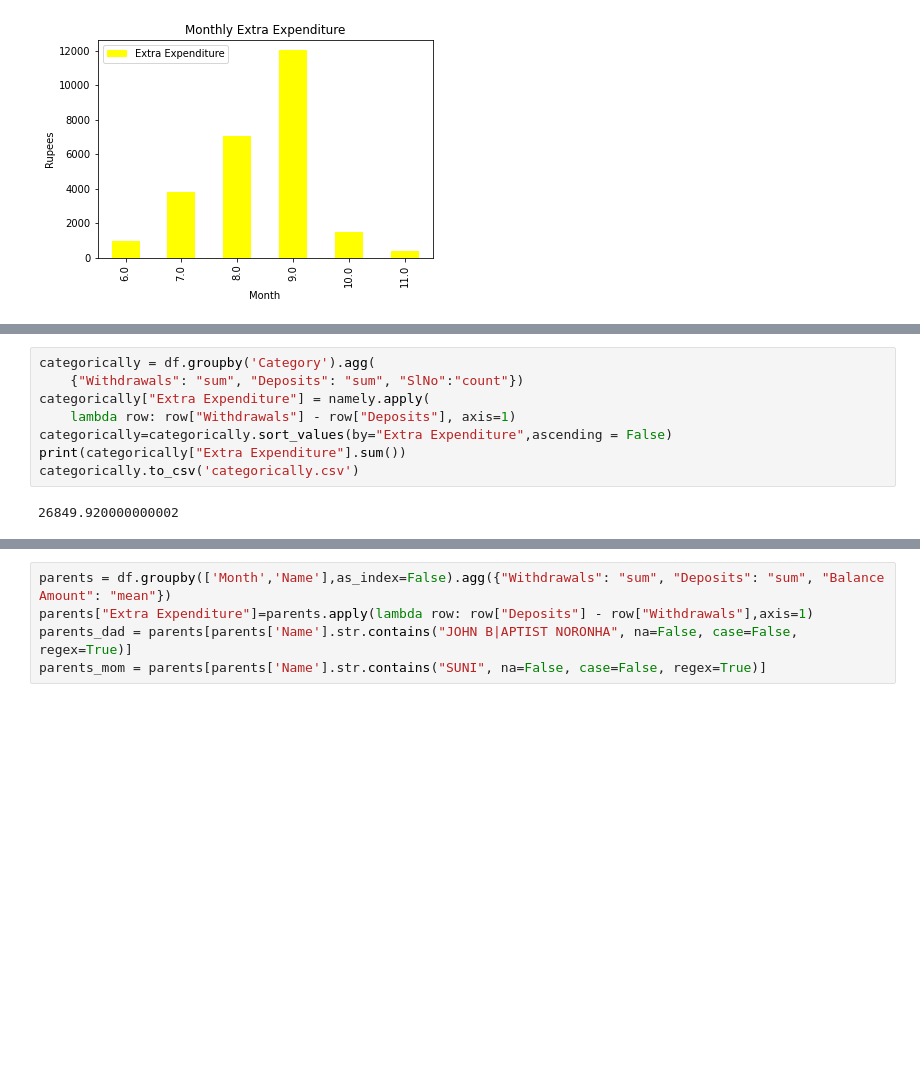
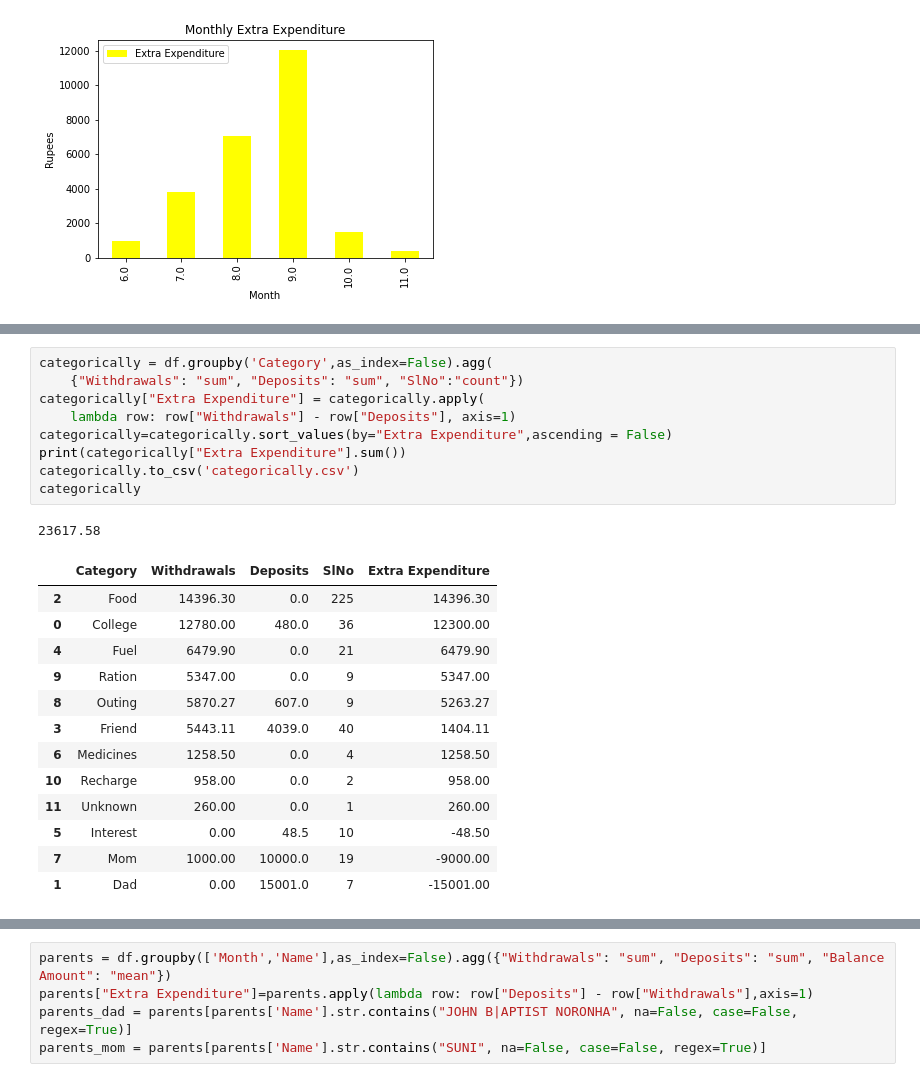
Before and after one commit to ok-noronha/Bank-Statement-Analyser, a Jupyter notebook: analyse.ipynb, the cells around one changed output, grey strips where cells are left out. Saved outputs shown, nothing was run; the diff lists cells and outputs as text; blank space fills up the shorter version.

```diff
--- a/analyse.ipynb
+++ b/analyse.ipynb
@@ -88,10 +102,24 @@ namely.to_csv('name_cat.csv')
 # %%
-categorically = df.groupby('Category').agg(
+categorically = df.groupby('Category',as_index=False).agg(
     {"Withdrawals": "sum", "Deposits": "sum", "SlNo":"count"})
-categorically["Extra Expenditure"] = namely.apply(
+categorically["Extra Expenditure"] = categorically.apply(
     lambda row: row["Withdrawals"] - row["Deposits"], axis=1)
 categorically=categorically.sort_values(by="Extra Expenditure",ascending = False)
 print(categorically["Extra Expenditure"].sum())
 categorically.to_csv('categorically.csv')
+categorically
 # %% [output]
-26849.920000000002
+23617.58
+|  | Category | Withdrawals | Deposits | SlNo | Extra Expenditure |
+| 2 | Food | 14396.30 | 0.0 | 225 | 14396.30 |
+| 0 | College | 12780.00 | 480.0 | 36 | 12300.00 |
+| 4 | Fuel | 6479.90 | 0.0 | 21 | 6479.90 |
+| 9 | Ration | 5347.00 | 0.0 | 9 | 5347.00 |
+| 8 | Outing | 5870.27 | 607.0 | 9 | 5263.27 |
+| 3 | Friend | 5443.11 | 4039.0 | 40 | 1404.11 |
+| 6 | Medicines | 1258.50 | 0.0 | 4 | 1258.50 |
+| 10 | Recharge | 958.00 | 0.0 | 2 | 958.00 |
+| 11 | Unknown | 260.00 | 0.0 | 1 | 260.00 |
+| 5 | Interest | 0.00 | 48.5 | 10 | -48.50 |
+| 7 | Mom | 1000.00 | 10000.0 | 19 | -9000.00 |
+| 1 | Dad | 0.00 | 15001.0 | 7 | -15001.00 |
```
Also changed, not shown: parts of 3 cells of this notebook, 4 other files.
